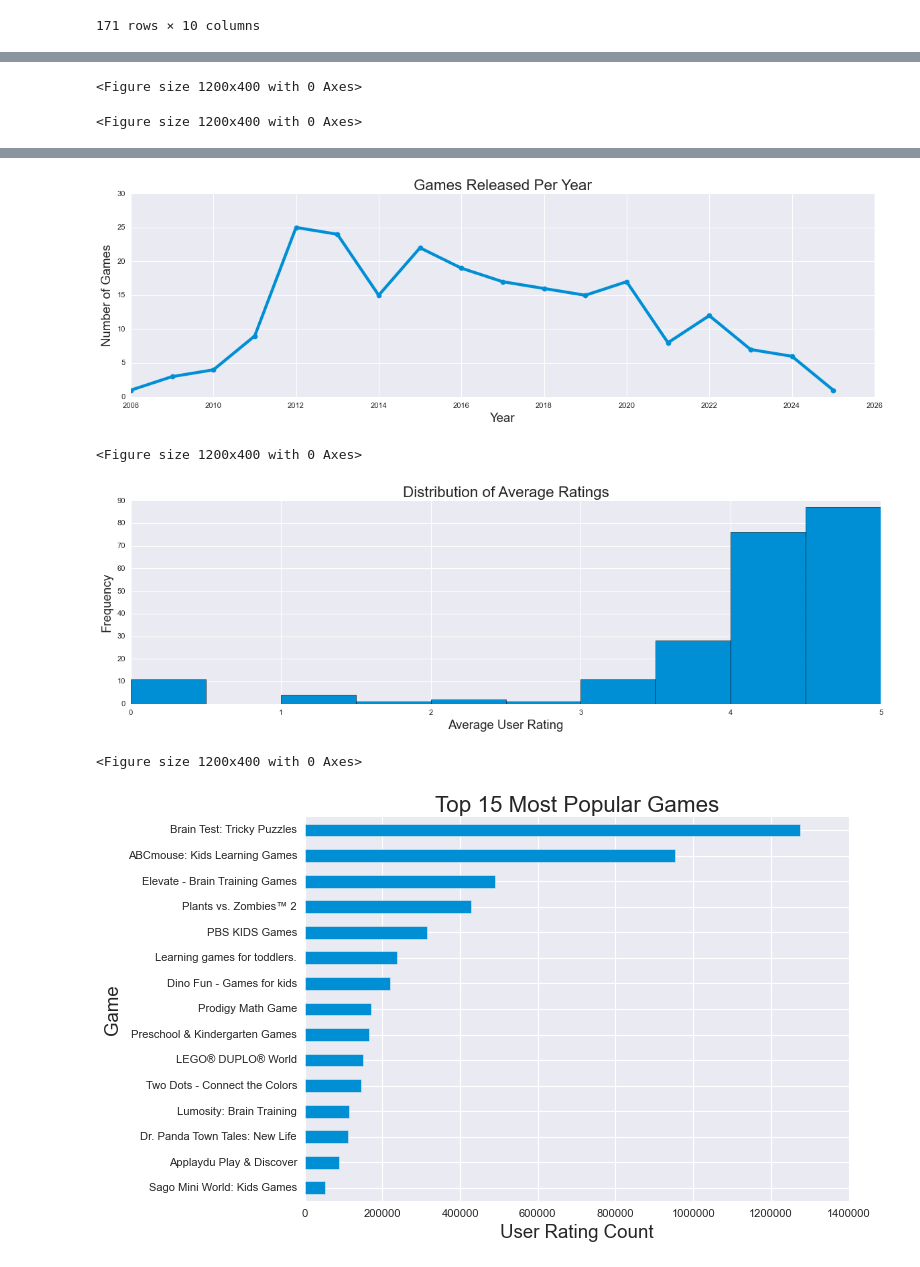
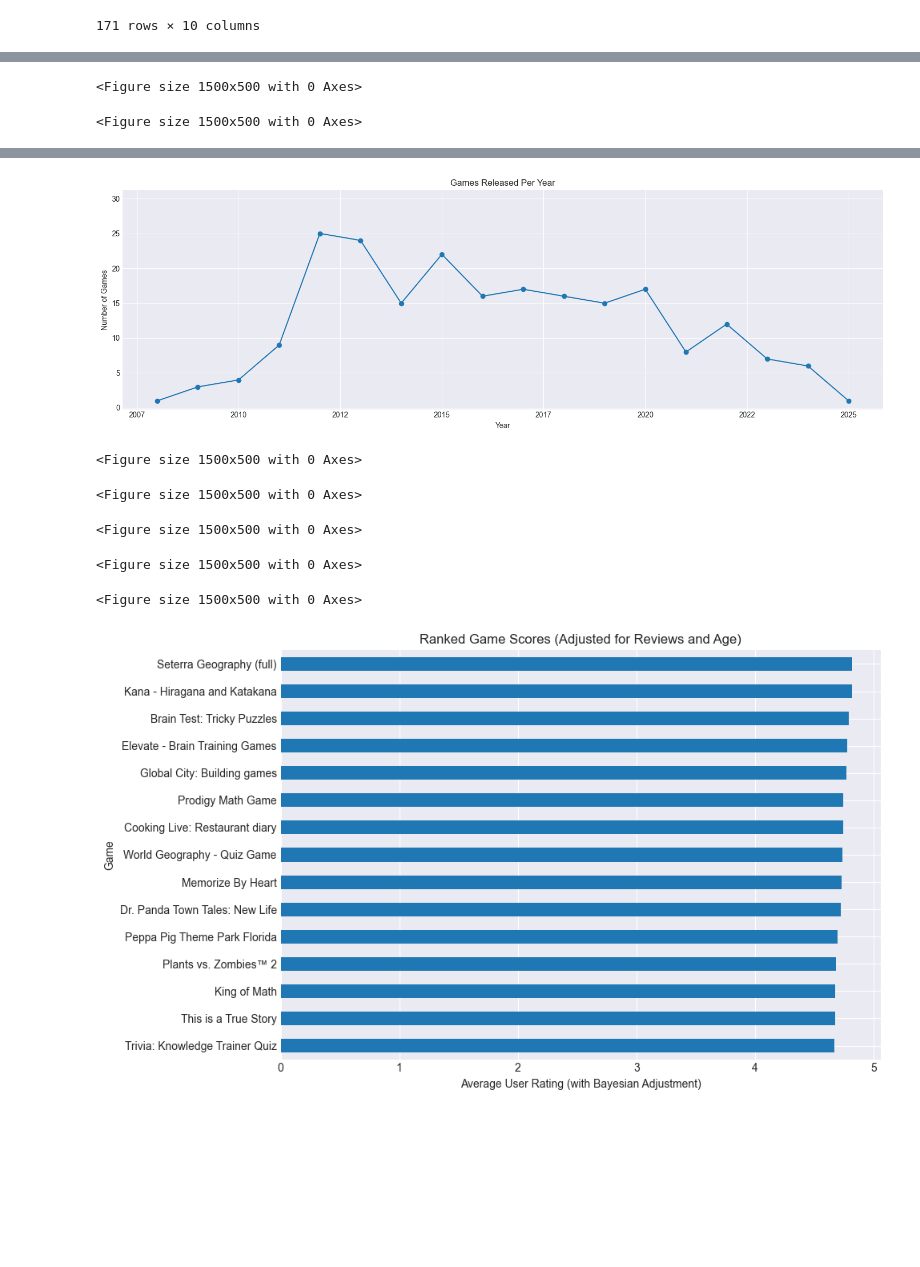
Before and after one commit to curiotiks/iOS_edu_games, a Jupyter notebook: desc_analysis.ipynb, the cells around one changed output, grey strips where cells are left out. Saved outputs shown, nothing was run; the diff lists cells and outputs as text; code cells hidden in the pictures; blank space fills up the shorter version.

Commit message:
Wanted to start poster, then realized the rankings made no sense. Created Bayesian correction to scores.

```diff
--- a/desc_analysis.ipynb
+++ b/desc_analysis.ipynb
@@ -59,5 +60,5 @@ df[df['moby_name'] != df['app_store_name']]
 bad_ids = [368677368, 454638411, 6451382835, 1524653663, 1629659821, 1528884134, 6747978391, 1234094465, 6461166332, 588145141,
            437707155, 6450904348, 944011620,1480319572, 310738695, 690169259, 6449203296, 454638411, 379693831, 6446415119, 368677368,
            293622097, 1670090810, 1069513131, 1149449468, 1480383173, 653508448, 933135994, 1518267642, 1093360165, 1604225544,
-           969589921,709482991,1449482541,1614980927]
+           969589921,709482991,1449482541,1614980927, 1093131935, 1099748482, 1138840268]
 df = df[~df["app_store_id"].isin(bad_ids)]
@@ -63,0 +103,15 @@ df = df[~df["app_store_id"].isin(bad_ids)]
+# %%
+params = ScoringParams(
+    # optional knobs:
+    # C=None  -> auto: weighted global mean
+    # m=None  -> auto: median review count; use m_method="p75" or set a fixed m
+    alpha=1.5,         # strength of engagement factor (0 turns it off)
+    m_method="fixed",     # "p50" (median) or "p75" (75th pct) or "fixed" with m set
+    m=1000,
+    lower_cap=0.5,      # engagement cap lower
+    upper_cap=1.5       # engagement cap upper
+)
+
+scored_df = score_apps(df, params=params)
+# sort by final score
+scored_df.sort_values("score", ascending=False)
@@ -117,10 +226,12 @@ columns_to_visualize = [
     'release_date',
     'target_age',
     'average_user_rating',
-    'user_rating_count'
+    'user_rating_count',
+    'score',
+    'bayes_mean'
 ]
 
-visualize_columns(df, columns_to_visualize)
+visualize_columns(scored_df, columns_to_visualize)
 # %% [output]
-<Figure size 1200x400 with 0 Axes>
+<Figure size 1500x500 with 0 Axes>
-<Figure size 1200x400 with 0 Axes>
+<Figure size 1500x500 with 0 Axes>
@@ -128,5 +239,7 @@ visualize_columns(df, columns_to_visualize)
-[figure, old version]
+[figure, new version]
-<Figure size 1200x400 with 0 Axes>
+<Figure size 1500x500 with 0 Axes>
+<Figure size 1500x500 with 0 Axes>
+<Figure size 1500x500 with 0 Axes>
+<Figure size 1500x500 with 0 Axes>
+<Figure size 1500x500 with 0 Axes>
-[figure, old version]
+[figure, new version]
-<Figure size 1200x400 with 0 Axes>
-[figure, removed]
```
Also changed, not shown: parts of 5 cells of this notebook, 1 other file.
